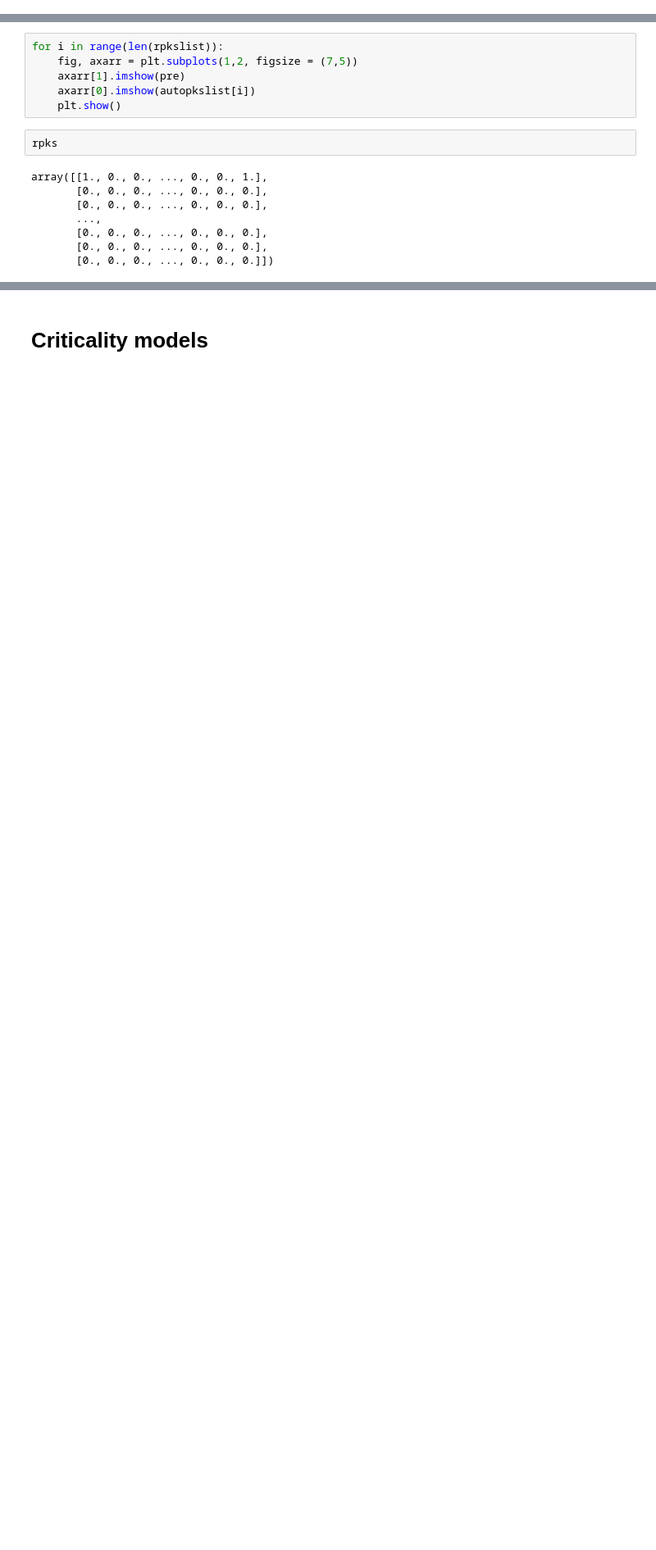
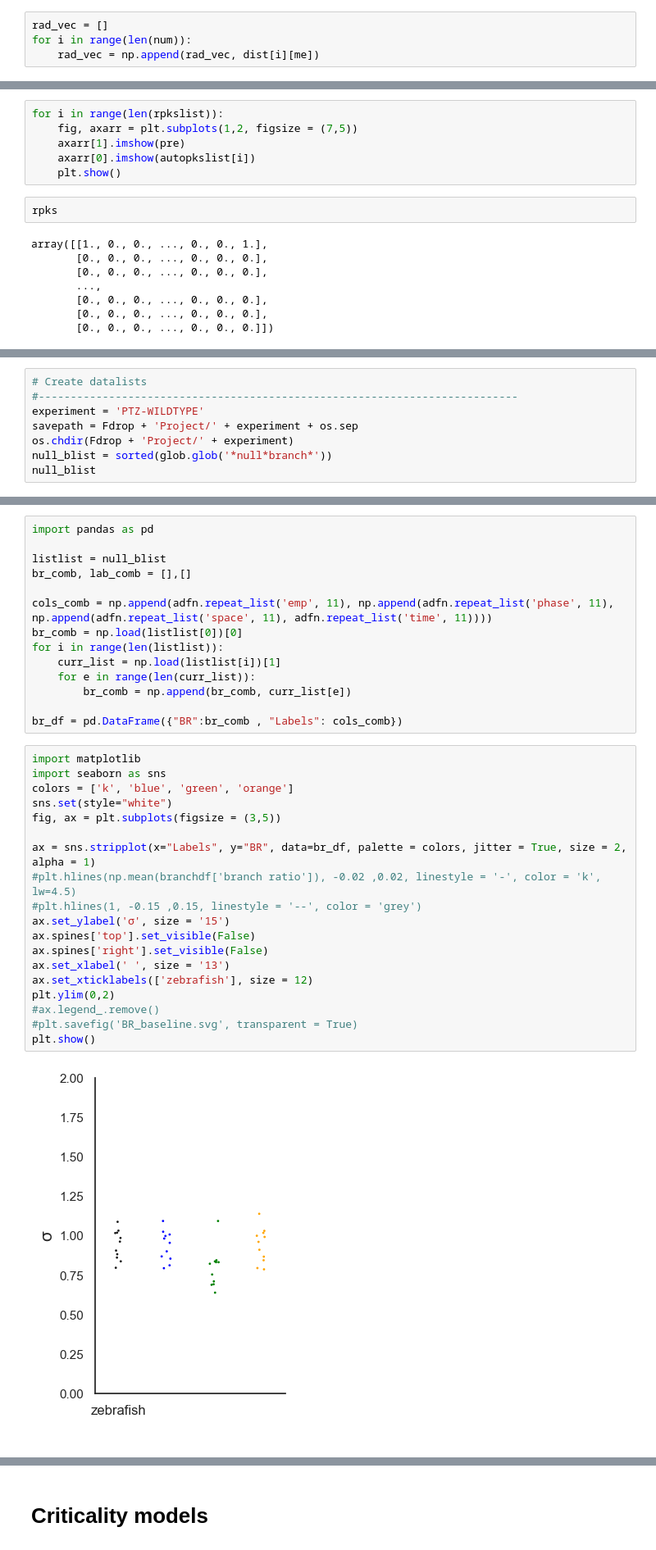
Before and after one commit to dafishcode/suite2p_analysis_py, a Jupyter notebook: avalanches.ipynb, the cells around one changed output, grey strips where cells are left out. Shown at 82% size. Drawn from its saved outputs; the diff is of its cells as text; blank space fills up the shorter version.

```diff
--- a/avalanches.ipynb
+++ b/avalanches.ipynb
@@ -79,0 +162,4 @@ for i in num:
+# %%
+rad_vec = []
+for i in range(len(num)):
+    rad_vec = np.append(rad_vec, dist[i][me])
@@ -655,0 +445,8 @@ plt.show()
+# %%
+# Create datalists
+#---------------------------------------------------------------------------
+experiment = 'PTZ-WILDTYPE'
+savepath = Fdrop + 'Project/' + experiment + os.sep
+os.chdir(Fdrop + 'Project/' + experiment)
+null_blist = sorted(glob.glob('*null*branch*'))
+null_blist
@@ -655,0 +455,35 @@ plt.show()
+# %%
+import pandas as pd
+
+listlist = null_blist
+br_comb, lab_comb = [],[]
+
+cols_comb = np.append(adfn.repeat_list('emp', 11), np.append(adfn.repeat_list('phase', 11), np.append(adfn.repeat_list('space', 11), adfn.repeat_list('time', 11))))
+br_comb = np.load(listlist[0])[0]
+for i in range(len(listlist)):
+    curr_list = np.load(listlist[i])[1]
+    for e in range(len(curr_list)):
+        br_comb = np.append(br_comb, curr_list[e])
+
+br_df = pd.DataFrame({"BR":br_comb , "Labels": cols_comb})
+# %%
+import matplotlib
+import seaborn as sns
+colors = ['k', 'blue', 'green', 'orange']
+sns.set(style="white")
+fig, ax = plt.subplots(figsize = (3,5))
+
+ax = sns.stripplot(x="Labels", y="BR", data=br_df, palette = colors, jitter = True, size = 2, alpha = 1)
+#plt.hlines(np.mean(branchdf['branch ratio']), -0.02 ,0.02, linestyle = '-', color = 'k', lw=4.5)
+#plt.hlines(1, -0.15 ,0.15, linestyle = '--', color = 'grey')
+ax.set_ylabel('σ', size = '15')
+ax.spines['top'].set_visible(False)
+ax.spines['right'].set_visible(False)
+ax.set_xlabel(' ', size = '13')
+ax.set_xticklabels(['zebrafish'], size = 12)
+plt.ylim(0,2)
+#ax.legend_.remove()
+#plt.savefig('BR_baseline.svg', transparent = True)
+plt.show()
+# %% [output]
+[figure, added]
```
Also changed, not shown: parts of 35 cells of this notebook, 12 other files.
